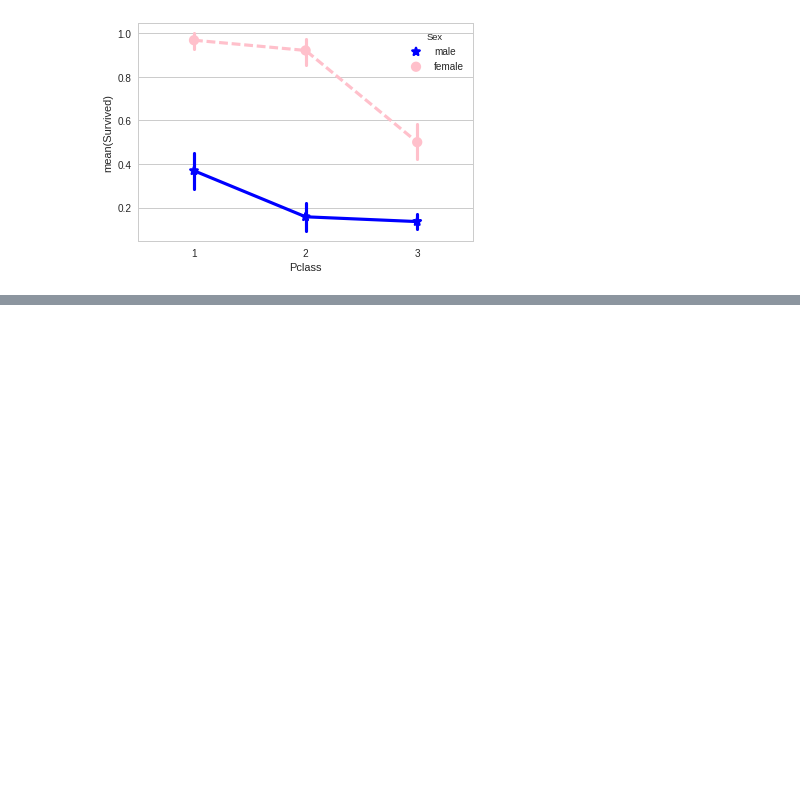
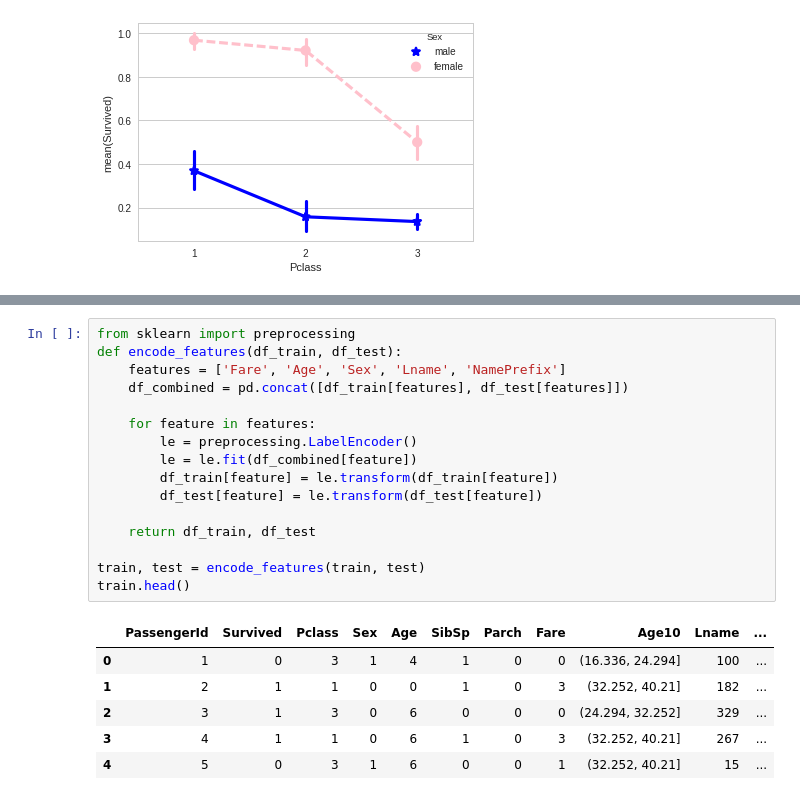
Before and after one commit to texxronn/MyKaggle, a Jupyter notebook: Titanic/Titanic 3.ipynb, the cells around one changed output, grey strips where cells are left out. Drawn from its saved outputs; the diff is of its cells as text; blank space fills up the shorter version.

```diff
--- a/Titanic/Titanic 3.ipynb
+++ b/Titanic/Titanic 3.ipynb
@@ -371,0 +549,23 @@ sns.pointplot(x="Pclass", y="Survived", hue="Sex", data=train,
+# %%
+from sklearn import preprocessing
+def encode_features(df_train, df_test):
+    features = ['Fare', 'Age', 'Sex', 'Lname', 'NamePrefix']
+    df_combined = pd.concat([df_train[features], df_test[features]])
+
+    for feature in features:
+        le = preprocessing.LabelEncoder()
+        le = le.fit(df_combined[feature])
+        df_train[feature] = le.transform(df_train[feature])
+        df_test[feature] = le.transform(df_test[feature])
+
+    return df_train, df_test
+
+train, test = encode_features(train, test)
+train.head()
+# %% [output]
+|  | PassengerId | Survived | Pclass | Sex | Age | SibSp | Parch | Fare | Age10 | Lname | ... |
+| 0 | 1 | 0 | 3 | 1 | 4 | 1 | 0 | 0 | (16.336, 24.294] | 100 | ... |
+| 1 | 2 | 1 | 1 | 0 | 0 | 1 | 0 | 3 | (32.252, 40.21] | 182 | ... |
+| 2 | 3 | 1 | 3 | 0 | 6 | 0 | 0 | 0 | (24.294, 32.252] | 329 | ... |
+| 3 | 4 | 1 | 1 | 0 | 6 | 1 | 0 | 3 | (32.252, 40.21] | 267 | ... |
+| 4 | 5 | 0 | 3 | 1 | 6 | 0 | 0 | 1 | (32.252, 40.21] | 15 | ... |
```
Also changed, not shown: parts of 19 cells of this notebook.
